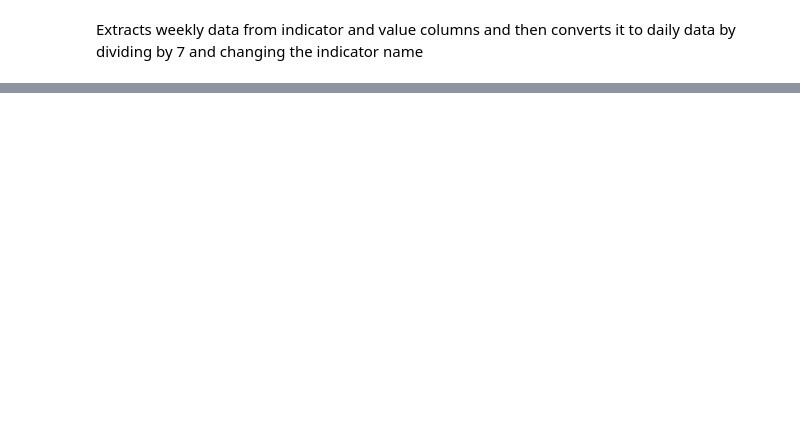
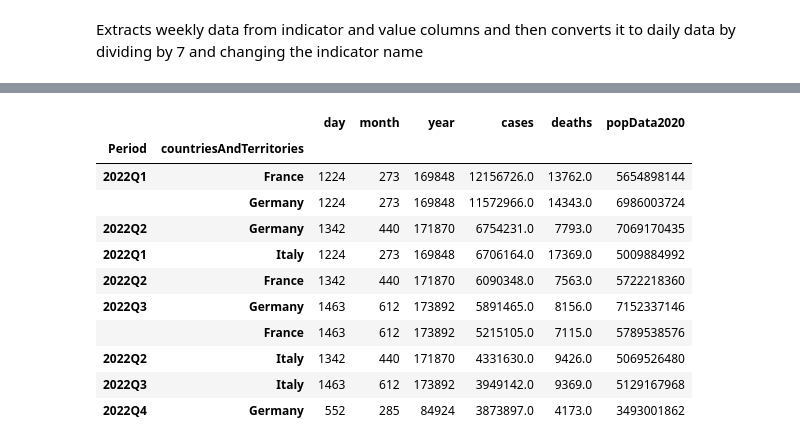
Before and after one commit to Klattraren/Intelligent-Data-Analysis-DV1597, a Jupyter notebook: assignment2.ipynb, the cells around one changed output, grey strips where cells are left out. Cells and saved outputs as stored; diff of their text form; code cells hidden in the pictures; blank space fills up the shorter version.

```diff
--- a/assignment2.ipynb
+++ b/assignment2.ipynb
@@ -40,5 +42,6 @@ new_cases_df
 # %%
-new_cases_df = new_cases_df[new_cases_df["countriesAndTerritories"] != "Liechtenstein"]
+new_cases_df = new_cases_df.loc[new_cases_df["countriesAndTerritories"] != "Liechtenstein"]
+
 
 new_cases_df.drop_duplicates()
 
@@ -88,10 +76,10 @@ new_cases_df['cases'] = new_cases_df['cases'].astype(int)
 new_cases_df['deaths'] = new_cases_df['deaths'].astype(int)
 
 # Now you can use the modified 'cases' and 'deaths' columns in the original DataFrame
-new_cases_df[['cases', 'deaths']] = new_cases_df[['cases', 'deaths']]
+new_cases_df.loc[:, ['cases', 'deaths']] = new_cases_df[['cases', 'deaths']].values.copy()
 
 # Verify the updated DataFrame
-new_cases_df
+display(new_cases_df)
 # %% [output]
 |  | dateRep | day | month | year | cases | deaths | countriesAndTerritories | geoId | ... |
 | 0 | 2022-10-23 | 23 | 10 | 2022 | 3557 | 0 | Austria | AT | ... |
@@ -268,0 +256,18 @@ icu_df.to_csv("icu_df.csv", index=True)
+# %%
+new_cases_df["dateRep"] = pd.to_datetime(new_cases_df["dateRep"],infer_datetime_format=True) #convert dateRep to datetime
+new_cases_df["Period"] = new_cases_df["dateRep"].dt.to_period('Q') #add a column with the quarter
+new_cases_grouped_Q = new_cases_df.groupby(["Period","countriesAndTerritories"]) #group by quarter and country
+new_cases_grouped_Q = new_cases_grouped_Q.sum().sort_values("cases",ascending=False).head(10)
+# %% [output]
+|  |  | day | month | year | cases | deaths | popData2020 |
+| Period | countriesAndTerritories |  |  |  |  |  |  |
+| 2022Q1 | France | 1224 | 273 | 169848 | 12156726.0 | 13762.0 | 5654898144 |
+|  | Germany | 1224 | 273 | 169848 | 11572966.0 | 14343.0 | 6986003724 |
+| 2022Q2 | Germany | 1342 | 440 | 171870 | 6754231.0 | 7793.0 | 7069170435 |
+| 2022Q1 | Italy | 1224 | 273 | 169848 | 6706164.0 | 17369.0 | 5009884992 |
+| 2022Q2 | France | 1342 | 440 | 171870 | 6090348.0 | 7563.0 | 5722218360 |
+| 2022Q3 | Germany | 1463 | 612 | 173892 | 5891465.0 | 8156.0 | 7152337146 |
+|  | France | 1463 | 612 | 173892 | 5215105.0 | 7115.0 | 5789538576 |
+| 2022Q2 | Italy | 1342 | 440 | 171870 | 4331630.0 | 9426.0 | 5069526480 |
+| 2022Q3 | Italy | 1463 | 612 | 173892 | 3949142.0 | 9369.0 | 5129167968 |
+| 2022Q4 | Germany | 552 | 285 | 84924 | 3873897.0 | 4173.0 | 3493001862 |
```
Also changed, not shown: parts of 15 cells of this notebook, 1 other file.
